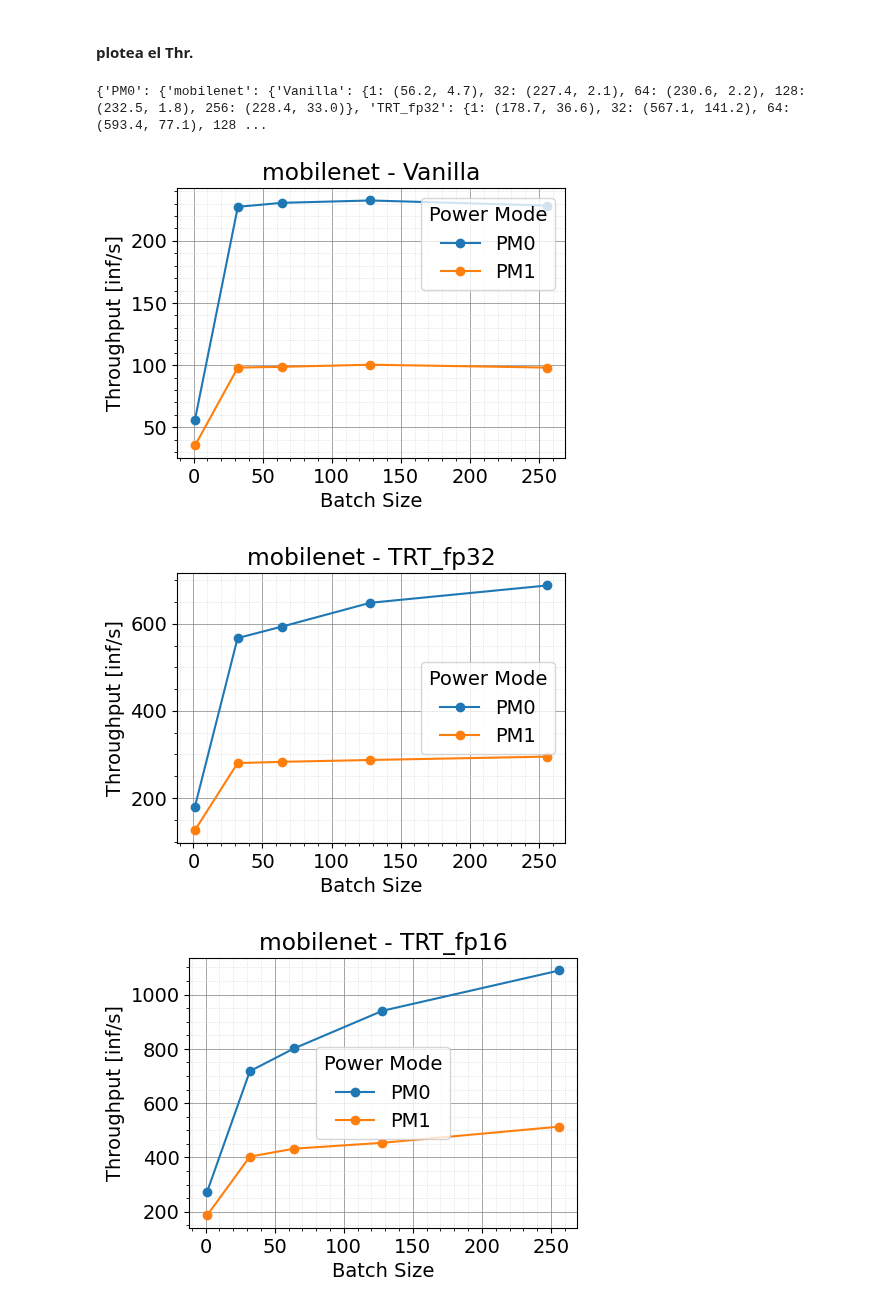
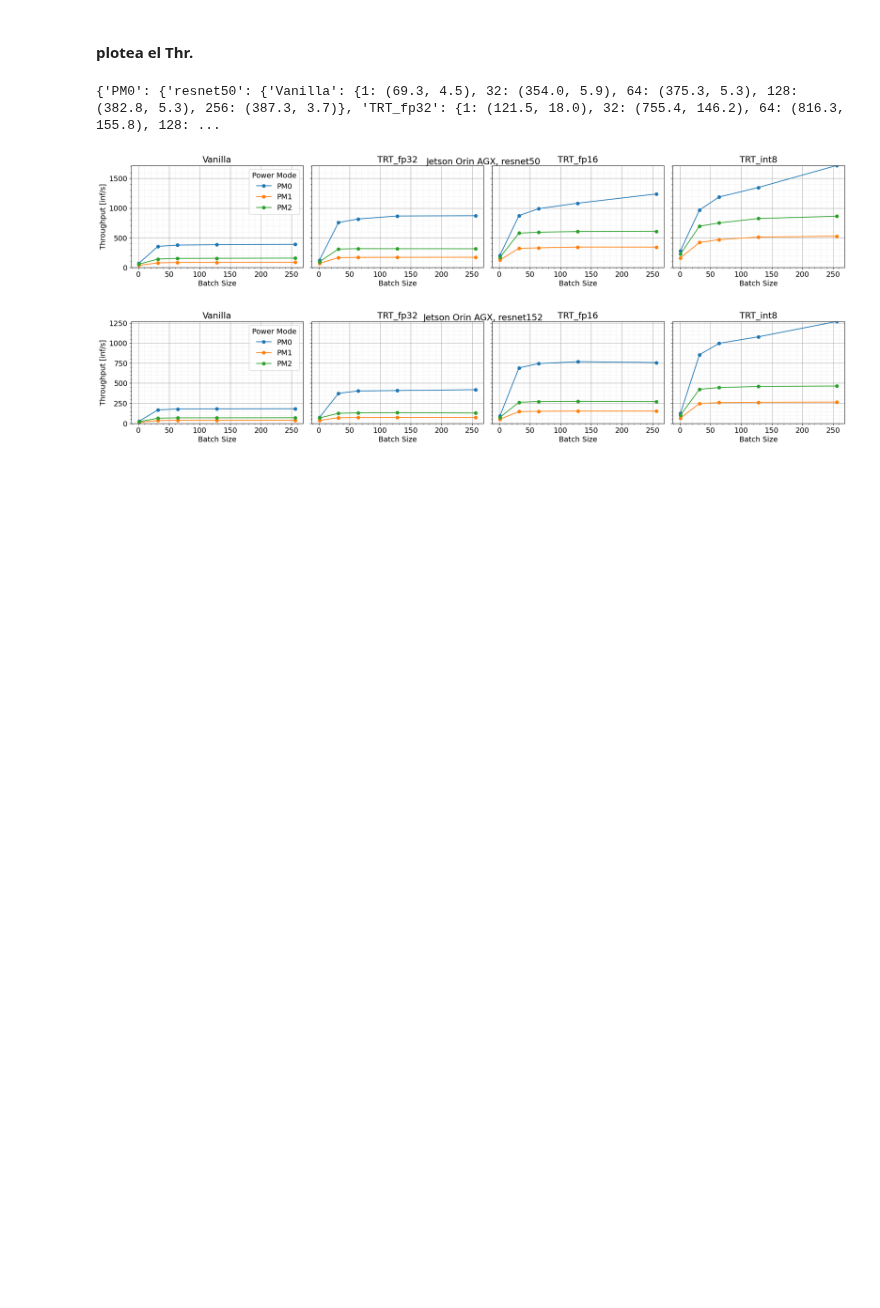
Before and after one commit to Juanx65/ArtTRT, a Jupyter notebook: post_processing/power_mode_test_plotter.ipynb, the cells around one changed output. Saved outputs shown, nothing was run; the diff lists cells and outputs as text; code cells hidden in the pictures; blank space fills up the shorter version.

Commit message:
power mode plotter update

```diff
--- a/post_processing/power_mode_test_plotter.ipynb
+++ b/post_processing/power_mode_test_plotter.ipynb
@@ -3,9 +3,9 @@
 # %% [markdown]
 #### Globals and Imports
 # %%
-PLATFORM="Orin Nano"
-POWER_MODES={'PM0': {},'PM1': {}} #{'PM0': {},'PM1': {}}
-PATH_TO_MD="../outputs/reults_power_mode_test/orin_nano/jetson_orin_nano_resume.md"
+PLATFORM="Orin AGX"
+POWER_MODES={'PM0': {},'PM1': {},'PM2': {}} #{'PM0': {},'PM1': {},'PM2': {}}
+PATH_TO_MD="../outputs/reults_power_mode_test/orin_agx/jetson_orin_agx_resume.md"
 # %%
 import re
 import matplotlib.pyplot as plt
@@ -159,16 +275,17 @@ def plot_model_latency(model_name, model_data):
 # %%
 # Ruta del archivo .md
 file_path = PATH_TO_MD
 
 with open(file_path, 'r', encoding='utf-8') as file:
     data = file.read()
 
 # Leer los datos del archivo .md
 data_thr = parse_markdown_data_for_throughput(data)
 print(data_thr)
-plot_thr(data_thr)
+#plot_thr(data_thr)
+plot_thrs_red(data_thr)
+#plot_thr_juntos(data_thr)
 # %% [output]
-{'PM0': {'mobilenet': {'Vanilla': {1: (56.2, 4.7), 32: (227.4, 2.1), 64: (230.6, 2.2), 128: (232.5, 1.8), 256: (228.4, 33.0)}, 'TRT_fp32': {1: (178.7, 36.6), 32: (567.1, 141.2), 64: (593.4, 77.1), 128 ...
+{'PM0': {'resnet50': {'Vanilla': {1: (69.3, 4.5), 32: (354.0, 5.9), 64: (375.3, 5.3), 128: (382.8, 5.3), 256: (387.3, 3.7)}, 'TRT_fp32': {1: (121.5, 18.0), 32: (755.4, 146.2), 64: (816.3, 155.8), 128: ...
-[figure, old version]
+[figure, new version]
-[figure, old version]
+[figure, new version]
-[figure, removed]
```
Also changed, not shown: parts of 7 cells of this notebook.
